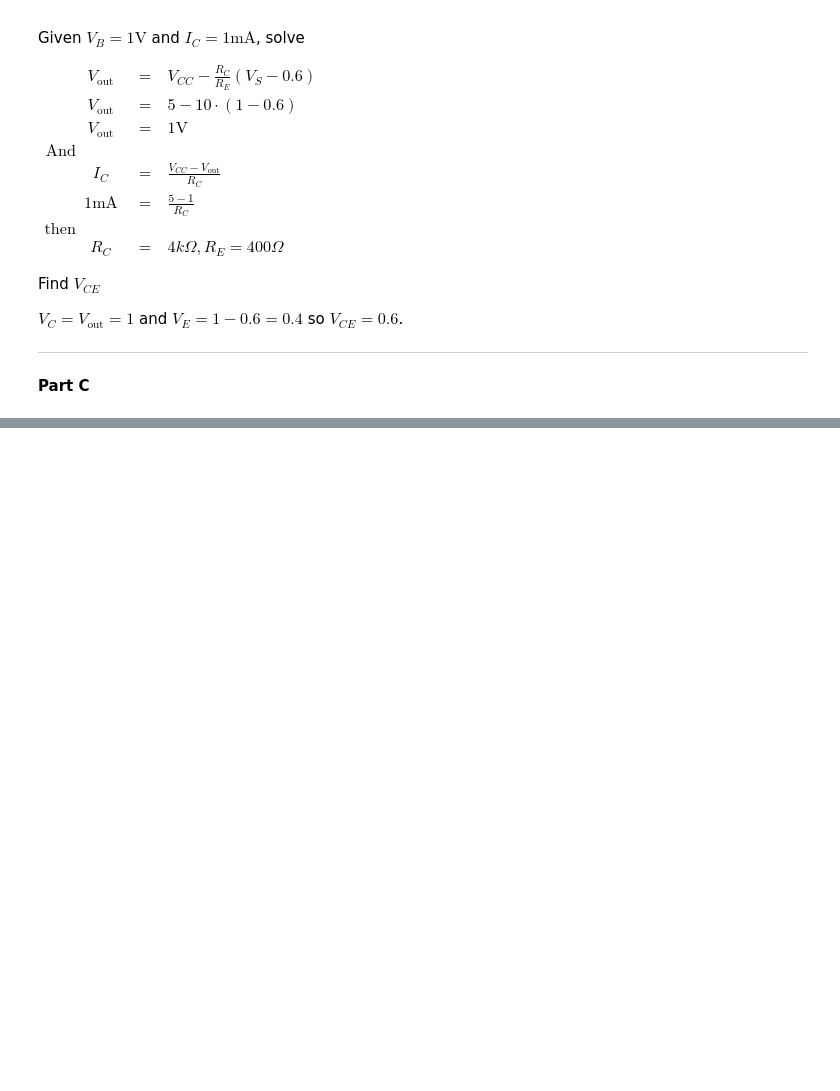
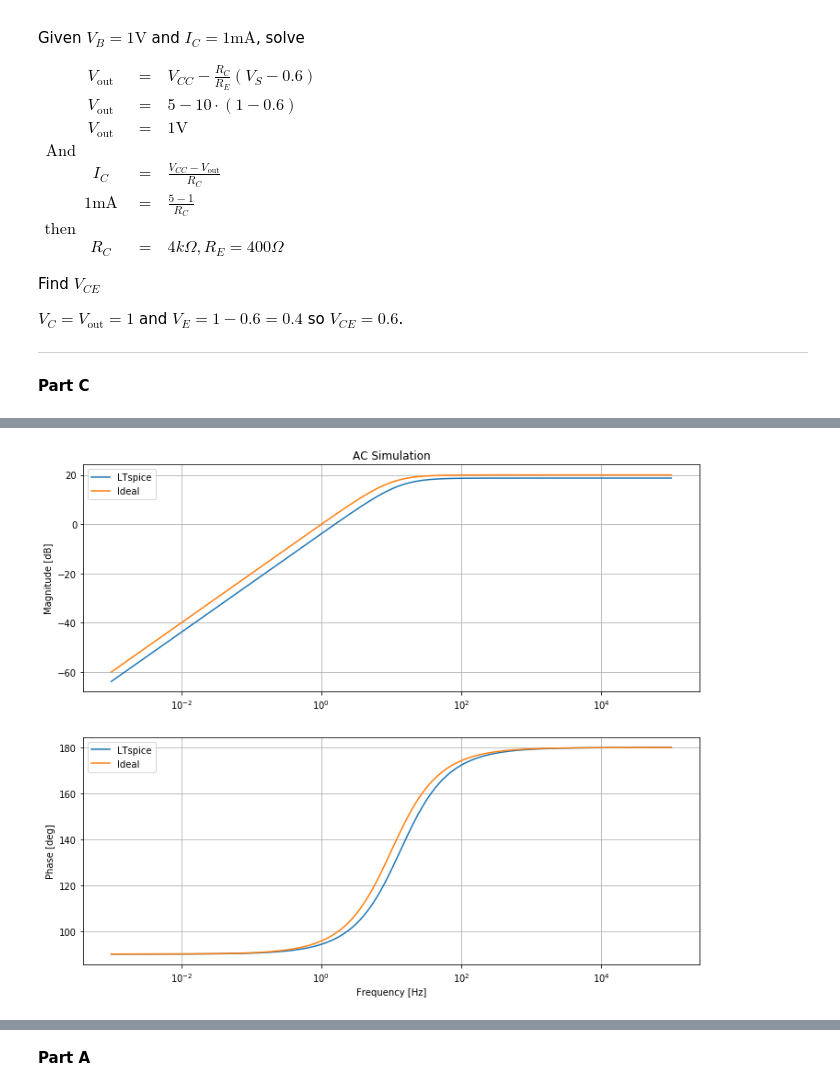
Before and after one commit to kegedy/EE538, a Jupyter notebook: hw/kevin/hw02/HW02.ipynb, the cells around one changed output, grey strips where cells are left out. Saved outputs shown, nothing was run; the diff lists cells and outputs as text; code cells hidden in the pictures; blank space fills up the shorter version.

```diff
--- a/hw/kevin/hw02/HW02.ipynb
+++ b/hw/kevin/hw02/HW02.ipynb
@@ -130,2 +151,36 @@ plt.show();
+# %%
+filepath = 'data/common_emitter.txt'
+df = read_ltspice_tran(filepath)
+df['Vout_Mag'] = df['V(vout)'].apply(lambda x: x.split(',')[0])
+df['Vout_Mag'] = df['Vout_Mag'].apply(lambda x: x[1:-2])
+df['Vout_Mag'] = df['Vout_Mag'].astype('float64')
+df['Vout_Phase'] = df['V(vout)'].apply(lambda x: x.split(',')[1])
+df['Vout_Phase'] = df['Vout_Phase'].apply(lambda x: x[1:-2])
+df['Vout_Phase'] = df['Vout_Phase'].astype('float64')
+df['Freq.'] = df['Freq.'].astype('float64')
+df = df[df['Freq.']<=1e5]
+# %%
+fig, axs = plt.subplots(2,figsize=(12,10))
+freq = df['Freq.']
+mag = df['Vout_Mag']
+ang = df['Vout_Phase']
+
+axs[0].set_title('AC Simulation')
+axs[0].semilogx(freq, mag, label='LTspice')
+axs[0].semilogx(f, 20*np.log10(abs(H)),label='Ideal')
+axs[0].set_ylabel('Magnitude [dB]')
+axs[0].grid()
+axs[0].legend()
+axs[1].semilogx(freq, ang, label='LTspice')
+axs[1].semilogx(f, -np.angle(H,deg=True),label='Ideal')
+axs[1].set_ylabel('Phase [deg]')
+axs[1].set_xlabel('Frequency [Hz]')
+axs[1].grid()
+axs[1].legend()
+plt.show();
+# %% [output]
+[figure, added]
 # %% [markdown]
 <img src="images/HW02Q2.png" width="700">
+# %% [markdown]
+**Part A**
```
Also changed, not shown: parts of 9 cells of this notebook, 4 other files.
